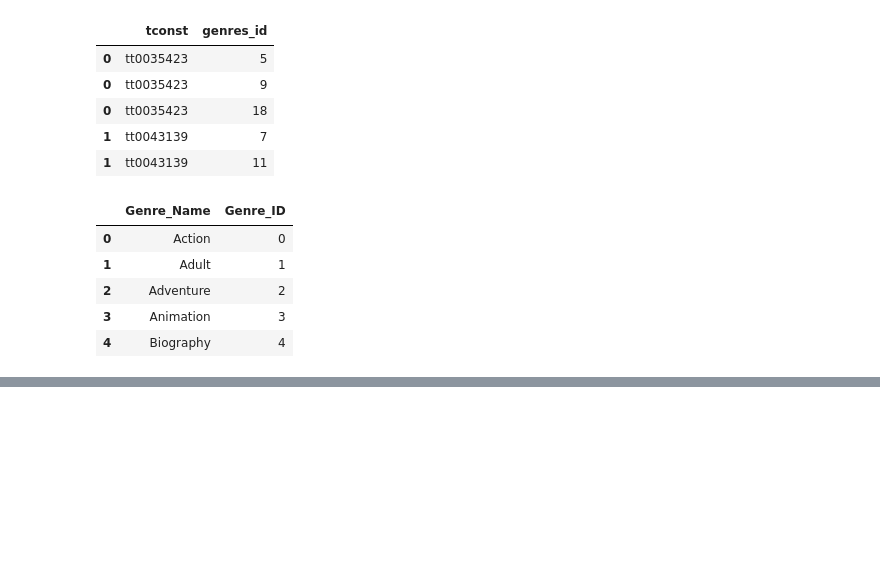
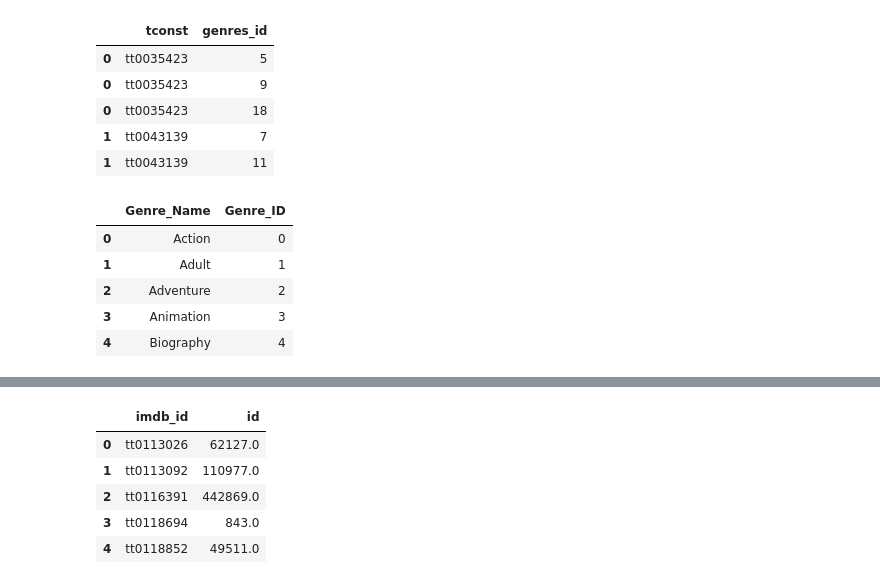
Before and after one commit to bmmukhridin/prohect-3-part-1, a Jupyter notebook: part_3_my_sql.ipynb, the cells around one changed output, grey strips where cells are left out. Saved outputs shown, nothing was run; the diff lists cells and outputs as text; code cells hidden in the pictures; blank space fills up the shorter version.

```diff
--- a/part_3_my_sql.ipynb
+++ b/part_3_my_sql.ipynb
@@ -170,0 +215,14 @@ genre_lookup.head()
+# %%
+# check difference between 'imdb_id' and 'id' columns
+tmdb_df[['imdb_id', 'id']].head()
+
+# the 'imdb_id' column matches the patterns of ids in the
+# title_basics and title_ratings tables, so we will keep
+# that and drop the 'id' column
+# %% [output]
+|  | imdb_id | id |
+| 0 | tt0113026 | 62127.0 |
+| 1 | tt0113092 | 110977.0 |
+| 2 | tt0116391 | 442869.0 |
+| 3 | tt0118694 | 843.0 |
+| 4 | tt0118852 | 49511.0 |
```
Also changed, not shown: parts of 14 cells of this notebook, 2 other files.
